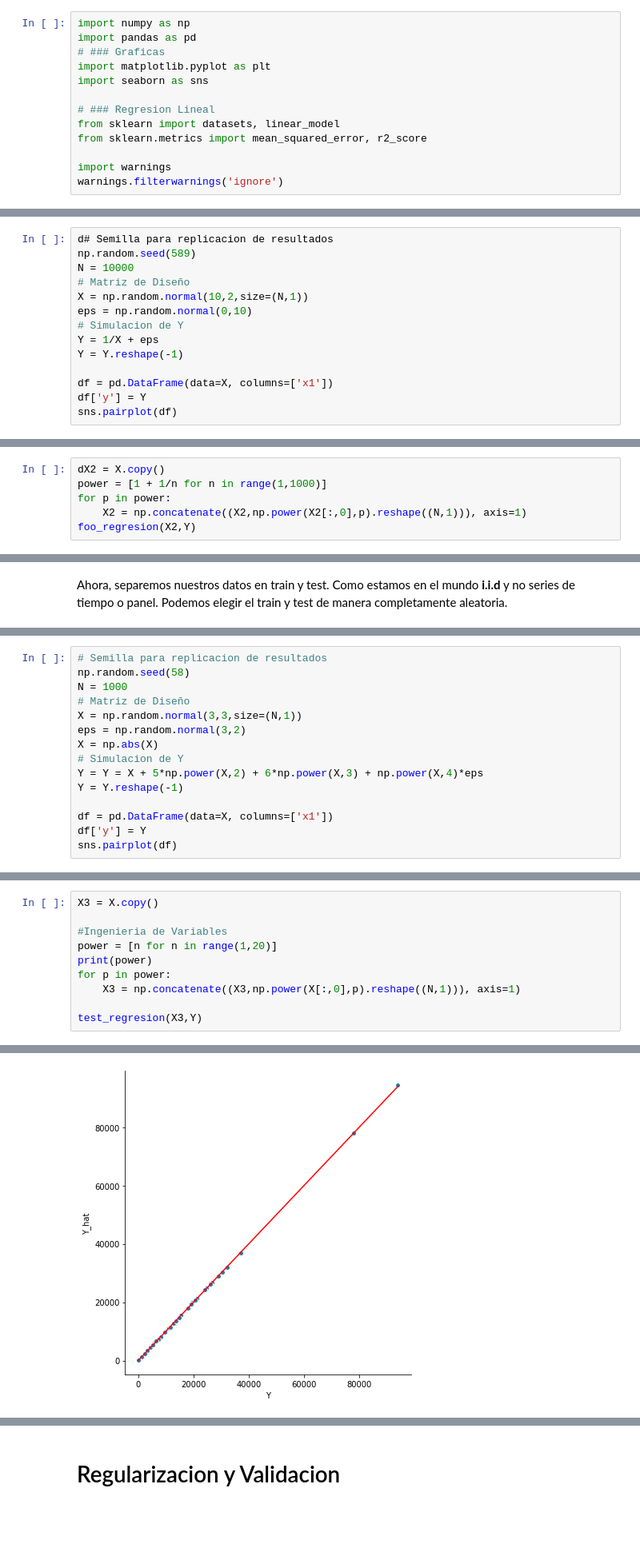
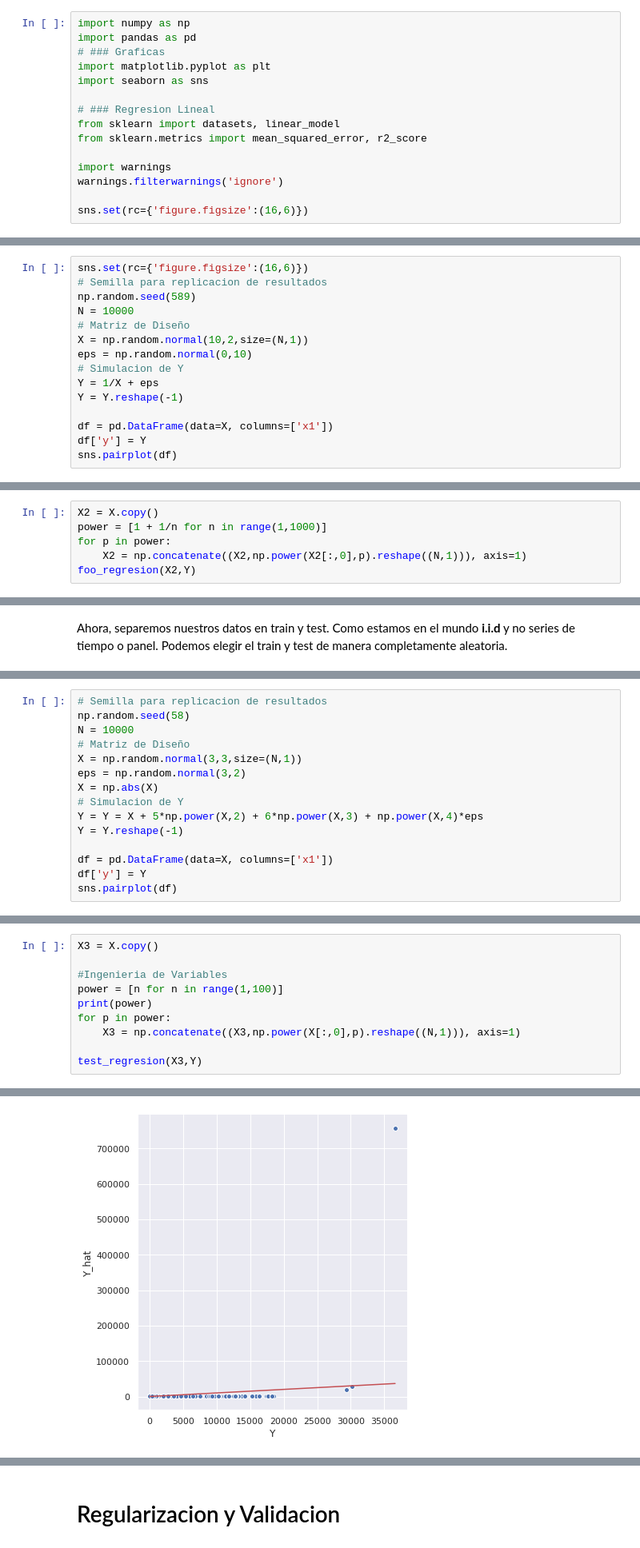
Before and after one commit to uumami/workshop_riskmathics, a Jupyter notebook: riskmathics_intro.ipynb, the cells around one changed output, grey strips where cells are left out. Shown at 80% size. Cells and saved outputs as stored; diff of their text form; blank space fills up the shorter version.

```diff
--- a/riskmathics_intro.ipynb
+++ b/riskmathics_intro.ipynb
@@ -26,6 +26,8 @@ from sklearn.metrics import mean_squared_error, r2_score
 
 import warnings
 warnings.filterwarnings('ignore')
+
+sns.set(rc={'figure.figsize':(16,6)})
 # %% [markdown]
 # Aproximacion de f
 # %%
@@ -126,7 +117,8 @@ Intercepto: -0.009854484630884505
 # %% [markdown]
 y = $ \frac{1}{x} + \epsilon$
 # %%
-d# Semilla para replicacion de resultados
+sns.set(rc={'figure.figsize':(16,6)})
+# Semilla para replicacion de resultados
 np.random.seed(589)
 N = 10000
 # Matriz de Diseño
@@ -269,5 +237,5 @@ Intercepto: 0.11735141468176233
 # %%
-dX2 = X.copy()
+X2 = X.copy()
 power = [1 + 1/n for n in range(1,1000)]
 for p in power:
     X2 = np.concatenate((X2,np.power(X2[:,0],p).reshape((N,1))), axis=1)
@@ -491,7 +414,7 @@ $y = x + 5x^2 + 6x^3 + n^4\epsilon$
 # %%
 # Semilla para replicacion de resultados
 np.random.seed(58)
-N = 1000
+N = 10000
 # Matriz de Diseño
 X = np.random.normal(3,3,size=(N,1))
 eps = np.random.normal(3,2)
@@ -533,7 +456,7 @@ Intercepto: -1.8189894035458565e-12
 X3 = X.copy()
 
 #Ingenieria de Variables
-power = [n for n in range(1,20)]
+power = [n for n in range(1,100)]
 print(power)
 for p in power:
     X3 = np.concatenate((X3,np.power(X[:,0],p).reshape((N,1))), axis=1)
@@ -544 +467 @@ test_regresion(X3,Y)
-[figure, old version]
+[figure, new version]
```
Also changed, not shown: parts of 30 cells of this notebook.
